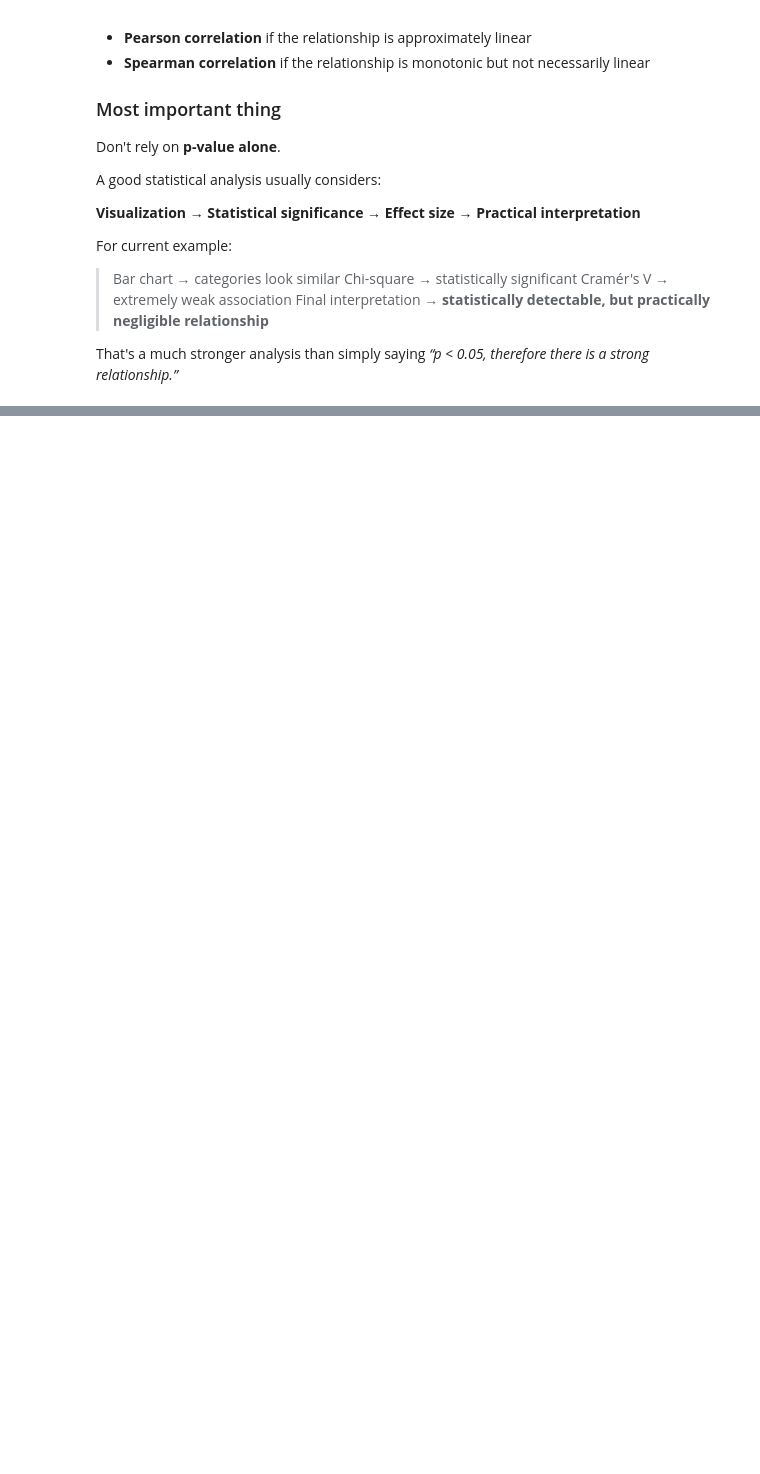
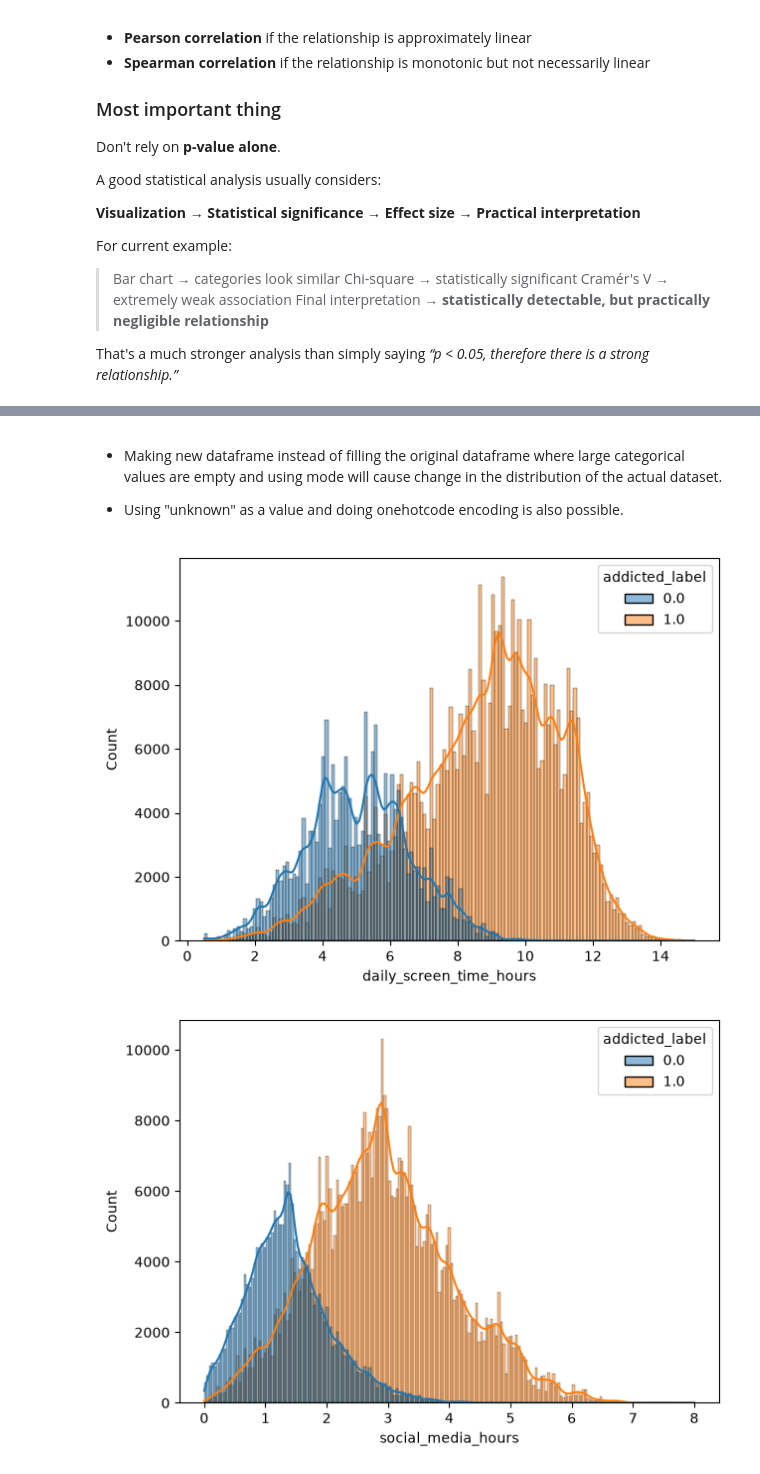
Before and after one commit to DipeshGhimire33/Data-Science-and-Machine-learning, a Jupyter notebook: Miniprojects/Smart_phone_addiction/smartphoneaddiction_EDA.ipynb, the cells around one changed output, grey strips where cells are left out. Saved outputs shown, nothing was run; the diff lists cells and outputs as text; code cells hidden in the pictures; blank space fills up the shorter version.

Commit message:
Completed model making and prediction matrix

```diff
--- a/Miniprojects/Smart_phone_addiction/smartphoneaddiction_EDA.ipynb
+++ b/Miniprojects/Smart_phone_addiction/smartphoneaddiction_EDA.ipynb
@@ -429,0 +438,2 @@ That's a much stronger analysis than simply saying *“p < 0.05, therefore there
+# %%
+df.drop(columns = ["age", "sleep_hours","notifications_per_day","app_opens_per_day" ], inplace = True)
@@ -429,0 +450,7 @@ That's a much stronger analysis than simply saying *“p < 0.05, therefore there
+# %%
+col = df.select_dtypes(include = "number")
+
+imputer = IterativeImputer(max_iter=10, random_state=0)
+imputed_df = pd.DataFrame(imputer.fit_transform(col), columns=col.columns)
+
+print(imputed_df)
@@ -429,0 +475,14 @@ That's a much stronger analysis than simply saying *“p < 0.05, therefore there
+# %% [markdown]
+* Making new dataframe instead of filling the original dataframe where large categorical values are empty and using mode will cause change in the distribution of the actual dataset.
+
+* Using "unknown" as a value and doing onehotcode encoding is also possible.
+# %%
+numeric_cols = imputed_df.columns
+
+for col in numeric_cols:
+    plt.figure(figsize= (7,5))
+    sns.histplot(data = imputed_df , x = col , hue = "addicted_label", kde =True)
+    plt.show()
+# %% [output]
+[figure, added]
+[figure, added]
```
Also changed, not shown: parts of 20 cells of this notebook.
